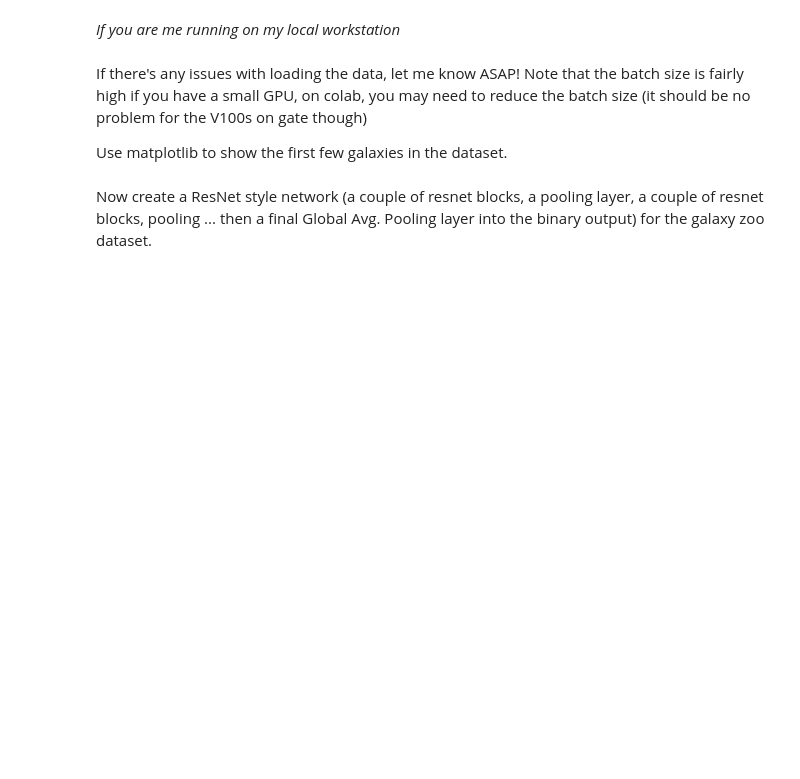
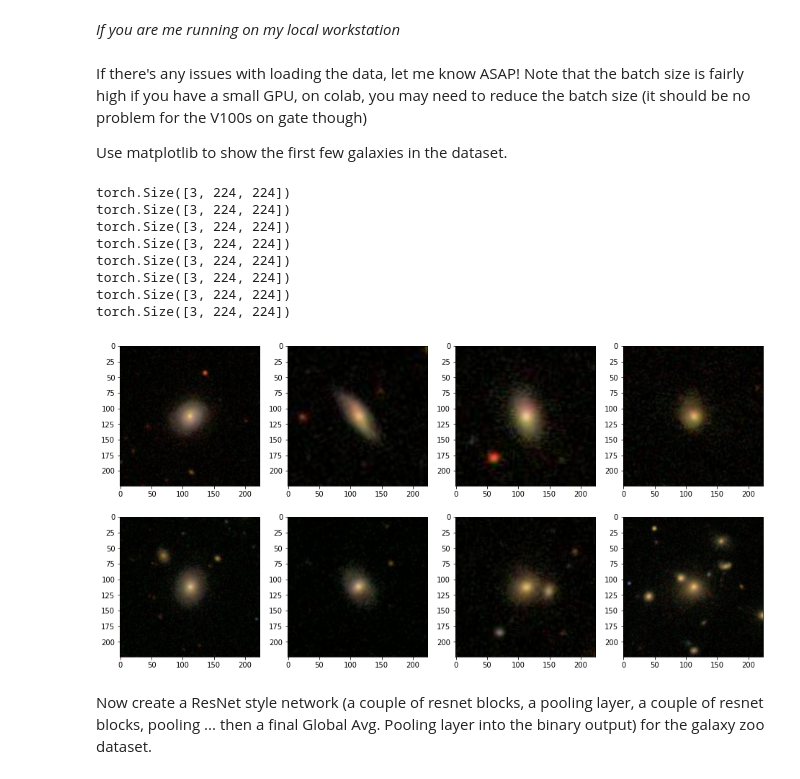
Before and after one commit to nyw-pathfinder/Deep-Learning-Bootcamp-with-PyTorch, a Jupyter notebook: 08-advanced.ipynb, the cells around one changed output. Drawn from its saved outputs; the diff is of its cells as text; code cells hidden in the pictures; blank space fills up the shorter version.

```diff
--- a/08-advanced.ipynb
+++ b/08-advanced.ipynb
@@ -291,6 +291,7 @@ class ResNet1(th.nn.Module):
         fx2 = self.c2(fx2)
 
         x = fx1 + fx2
+        x = th.relu(x)
 
         fx3 = self.c3(x)
         fx3 = th.relu(fx3)
@@ -301,8 +302,8 @@ class ResNet1(th.nn.Module):
         fx4 = self.cc(fx4)
 
         x = fx3 + fx4
+        x = th.relu(x)
 
-        x = th.relu(x)
         x = self.gap(x) # (-1, 32, 1, 1)
         x = self.fc(x.view(-1, 32))
         return x
@@ -524,11 +525,34 @@ tr = tv.transforms.Compose([
 ])
 zoo_test_ = ZooTest(tr)
 
-zoo_train = th.utils.data.DataLoader(zoo_train_, batch_size=64)
-zoo_test = th.utils.data.DataLoader(zoo_test_, batch_size=64)
+zoo_train = th.utils.data.DataLoader(zoo_train_, batch_size=32)
+zoo_test = th.utils.data.DataLoader(zoo_test_, batch_size=32)
 # %% [markdown]
 If there's any issues with loading the data, let me know ASAP! Note that the batch size is fairly high if you have a small GPU, on colab, you may need to reduce the batch size (it should be no problem for the V100s on gate though)
 
 Use matplotlib to show the first few galaxies in the dataset.
+# %%
+import matplotlib.pyplot as plt
+
+x,y = next(iter(zoo_train)) #DataLoader를 사용하여 만든 trainloader를 iter안에 넣어 image와 label을 차례대로 호ㅏㄱㅣ
+# print(x.shape, y.shape, len(zoo_train), len(zoo_test))
+
+plt.figure(figsize=(16,8))
+
+for i in range(8):
+    # print(f'(image num {i}) label :{y[i].item()}')
+    plt.subplot(2,4,i+1)
+    print(x[i].size())
+    plt.imshow(x[i].permute(1,2,0))
+# %% [output]
+torch.Size([3, 224, 224])
+torch.Size([3, 224, 224])
+torch.Size([3, 224, 224])
+torch.Size([3, 224, 224])
+torch.Size([3, 224, 224])
+torch.Size([3, 224, 224])
+torch.Size([3, 224, 224])
+torch.Size([3, 224, 224])
+[figure, added]
 # %% [markdown]
 Now create a ResNet style network (a couple of resnet blocks, a pooling layer, a couple of resnet blocks, pooling ... then a final Global Avg. Pooling layer into the binary output) for the galaxy zoo dataset.
```
Also changed, not shown: parts of 4 cells of this notebook.
